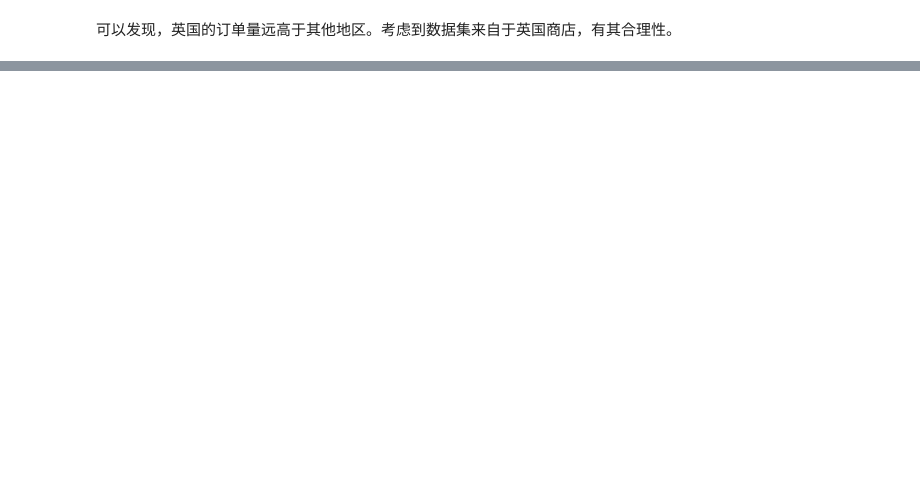
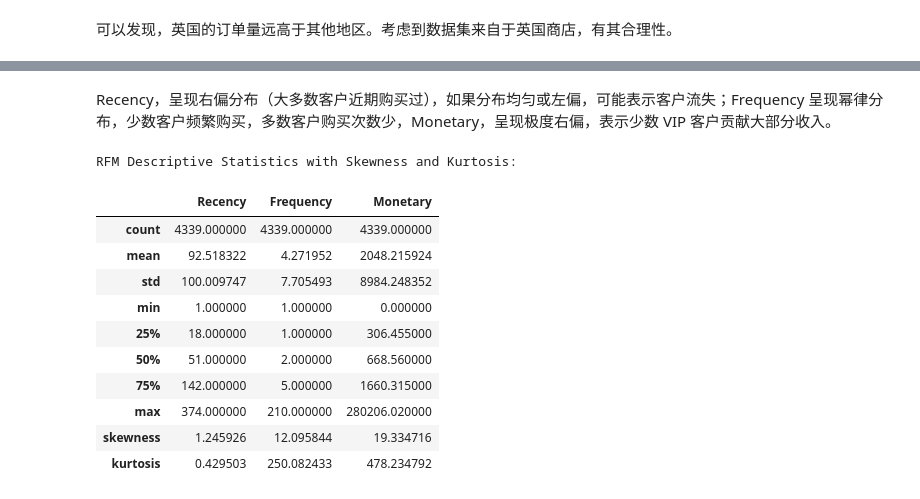
Before and after one commit to ReAllTh/blog, a Jupyter notebook: posts/data_analysis/customer_segmentation/index.ipynb, the cells around one changed output, grey strips where cells are left out. Cells and saved outputs as stored; diff of their text form; code cells hidden in the pictures; blank space fills up the shorter version.

```diff
--- a/posts/data_analysis/customer_segmentation/index.ipynb
+++ b/posts/data_analysis/customer_segmentation/index.ipynb
@@ -427,0 +520,22 @@ The library used by the *country names* `locationmode` option is changing in an
+# %% [markdown]
+Recency，呈现右偏分布（大多数客户近期购买过），如果分布均匀或左偏，可能表示客户流失；Frequency 呈现幂律分布，少数客户频繁购买，多数客户购买次数少，Monetary，呈现极度右偏，表示少数 VIP 客户贡献大部分收入。
+# %%
+# describe statistic
+rfm_stats = data_rfm[['Recency', 'Frequency', 'Monetary']].describe()
+rfm_stats.loc['skewness'] = data_rfm[['Recency', 'Frequency', 'Monetary']].apply(stats.skew)
+rfm_stats.loc['kurtosis'] = data_rfm[['Recency', 'Frequency', 'Monetary']].apply(stats.kurtosis)
+print("RFM Descriptive Statistics with Skewness and Kurtosis:")
+rfm_stats
+# %% [output]
+RFM Descriptive Statistics with Skewness and Kurtosis:
+|  | Recency | Frequency | Monetary |
+| count | 4339.000000 | 4339.000000 | 4339.000000 |
+| mean | 92.518322 | 4.271952 | 2048.215924 |
+| std | 100.009747 | 7.705493 | 8984.248352 |
+| min | 1.000000 | 1.000000 | 0.000000 |
+| 25% | 18.000000 | 1.000000 | 306.455000 |
+| 50% | 51.000000 | 2.000000 | 668.560000 |
+| 75% | 142.000000 | 5.000000 | 1660.315000 |
+| max | 374.000000 | 210.000000 | 280206.020000 |
+| skewness | 1.245926 | 12.095844 | 19.334716 |
+| kurtosis | 0.429503 | 250.082433 | 478.234792 |
```
Also changed, not shown: parts of 15 cells of this notebook.
